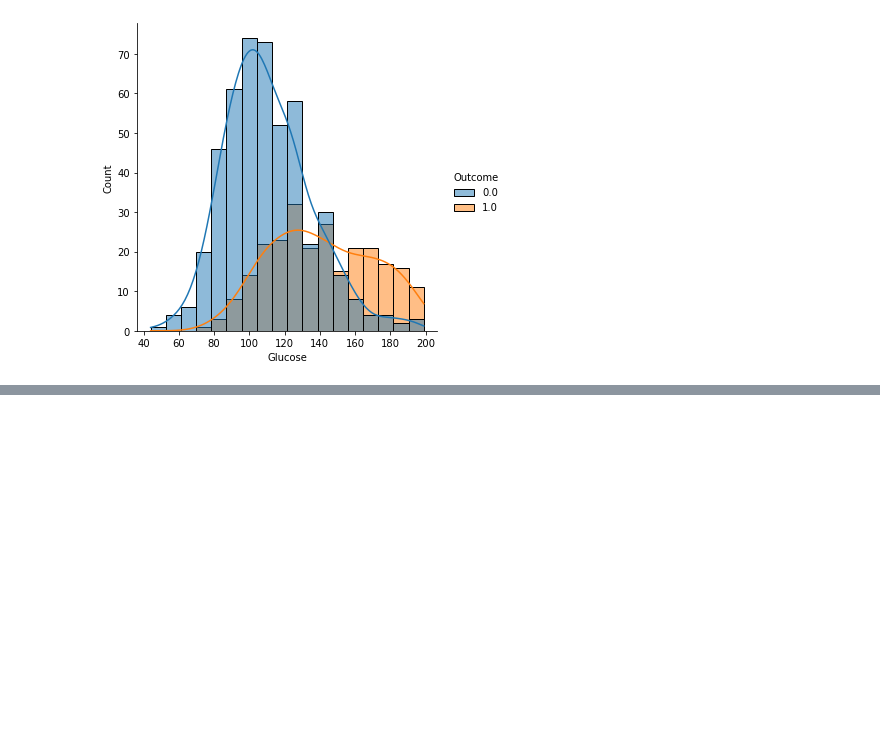
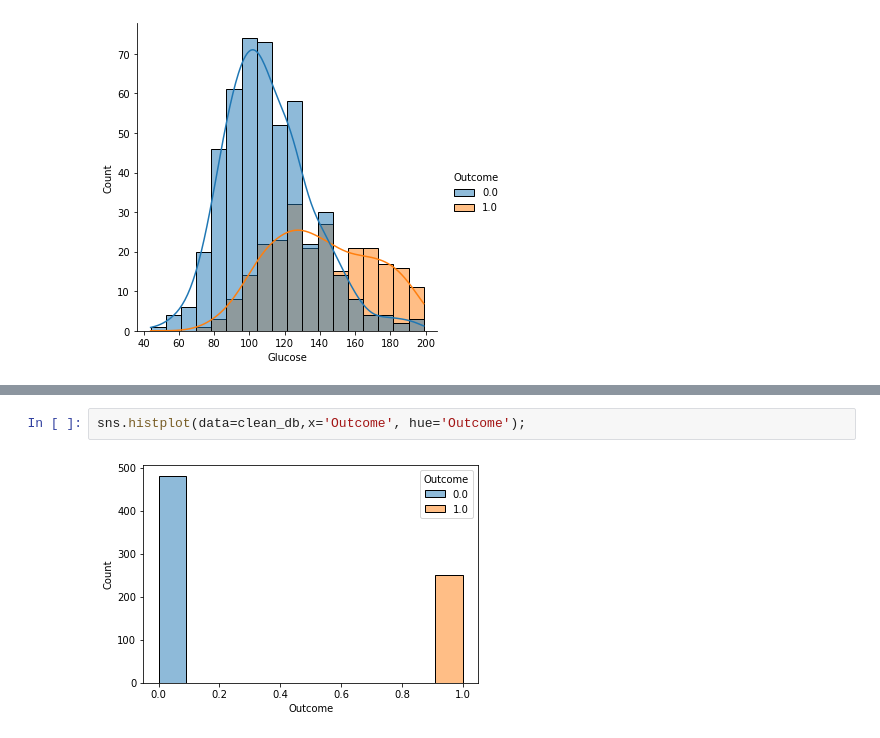
Before and after one commit to Ajechris/Ajechris, a Jupyter notebook: Diabetes.ipynb, the cells around one changed output, grey strips where cells are left out. Cells and saved outputs as stored; diff of their text form; blank space fills up the shorter version.

```diff
--- a/Diabetes.ipynb
+++ b/Diabetes.ipynb
@@ -350,0 +346,4 @@ sns.histplot( clean_db['Age'] , color="navy", alpha= 0.7, ax=axes[3,1]).set(titl
+# %%
+sns.histplot(data=clean_db,x='Outcome', hue='Outcome');
+# %% [output]
+[figure, added]
```
Also changed, not shown: parts of 22 cells of this notebook.
